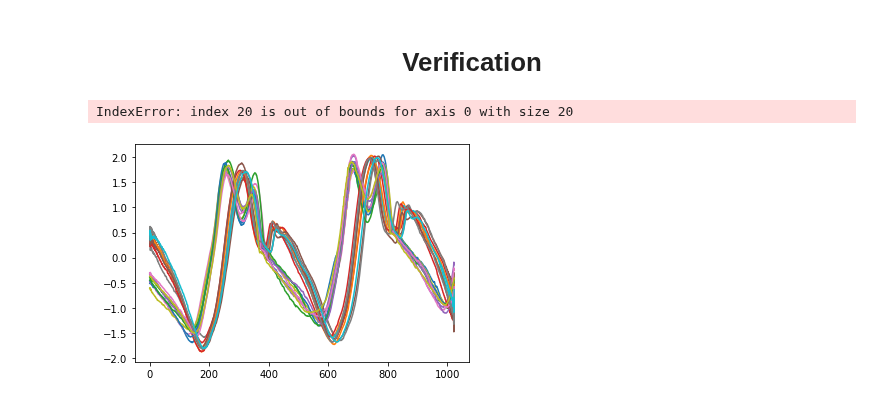
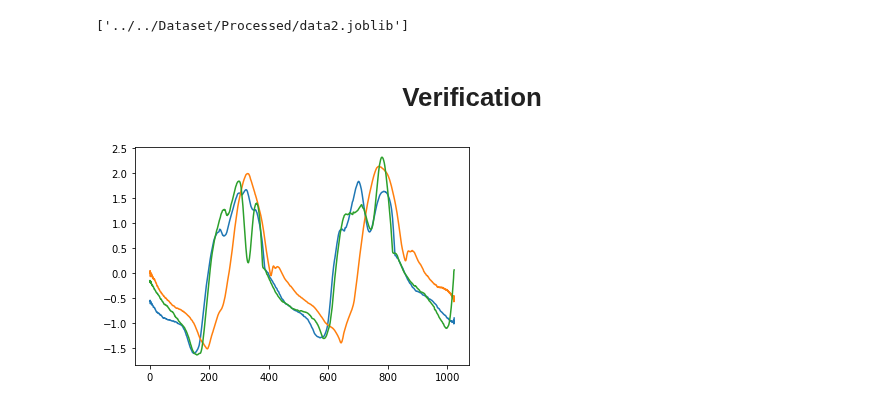
Before and after one commit to atick-faisal/GRF-Synthesis-from-Motion-Trajectories, a Jupyter notebook: src/preprocessing/process_dataset_2.ipynb, the cells around one changed output. Cells and saved outputs as stored; diff of their text form; code cells hidden in the pictures.

```diff
--- a/src/preprocessing/process_dataset_2.ipynb
+++ b/src/preprocessing/process_dataset_2.ipynb
@@ -313,7 +350,9 @@ data = {
     'X': features,
     'y': target
 }
-# dump(data, path)
+dump(data, path)
+# %% [output]
+['../../Dataset/Processed/data2.joblib']
 # %% [markdown]
 <h1 align="center">Verification</h1>
 # %%
@@ -324,10 +363,9 @@ features = data['X']
 target = data['y']
 # %%
 x = features['7_z'].to_numpy().reshape(-1, N_SAMPLES)
-for i in range(x.shape[1]):
+for i in range(20, 23):
     plt.plot(x[i, :])
 # %% [output]
-IndexError: index 20 is out of bounds for axis 0 with size 20
-[figure, old version]
+[figure, new version]
 # %%
 y = target['fx'].to_numpy().reshape(-1, N_SAMPLES)
```
Also changed, not shown: parts of 7 cells of this notebook.
